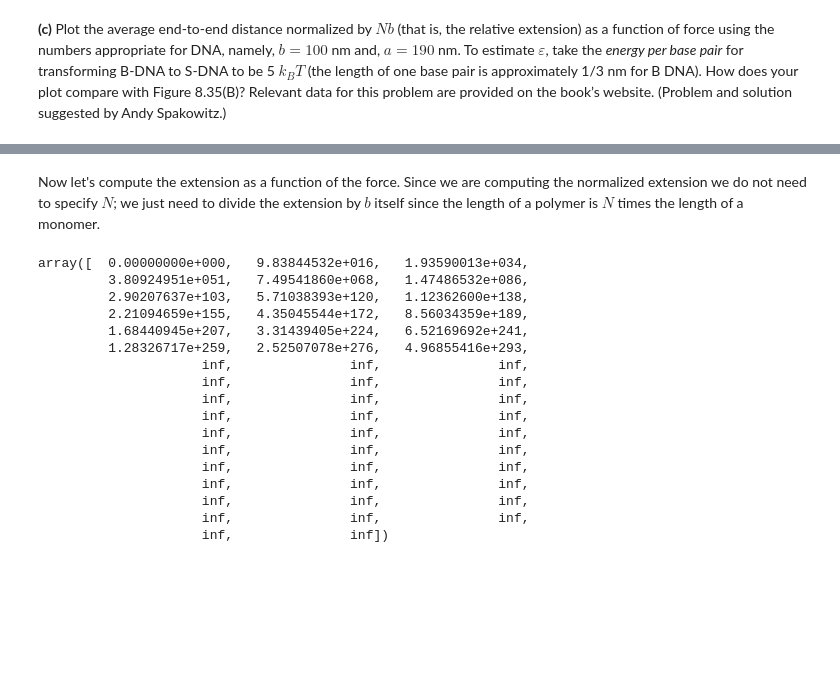
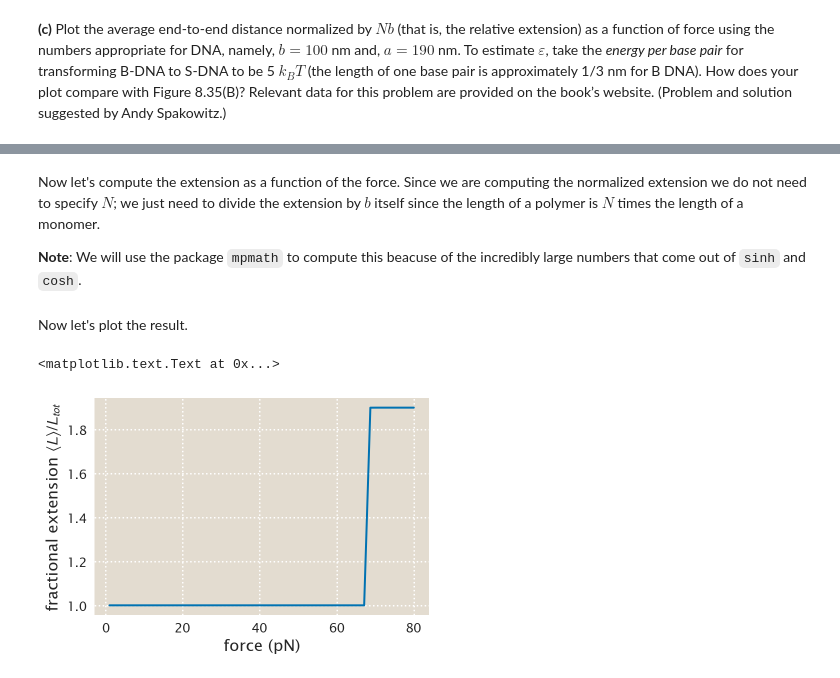
Before and after one commit to mrazomej/pboc, a Jupyter notebook: src/chapter_08.ipynb, the cells around one changed output, grey strips where cells are left out. Cells and saved outputs as stored; diff of their text form; code cells hidden in the pictures; blank space fills up the shorter version.

```diff
--- a/src/chapter_08.ipynb
+++ b/src/chapter_08.ipynb
@@ -626,31 +628,13 @@ Let's first define the parameters necessary for the computation
 # Define model parameters
 a = 190 # nm
 b = 100 # nm
-epsilon = 5 # kBT
+epsilon = 5 * 300 # kBT
 
 kBT = 4.1 # pN nm
 
 # Define array of forces
-f_array = np.linspace(0, 80) # pN
+f_array = np.linspace(1, 80) # pN
 # %% [markdown]
 Now let's compute the extension as a function of the force. Since we are computing the normalized extension we do not need to specify $N$; we just need to divide the extension by $b$ itself since the length of a polymer is $N$ times the length of a monomer.
+
+**Note**: We will use the package `mpmath` to compute this beacuse of the incredibly large numbers that come out of `sinh` and `cosh`.
-# %%
-np.sinh(f_array * b / kBT)
-# %% [output]
-array([  0.00000000e+000,   9.83844532e+016,   1.93590013e+034,
-         3.80924951e+051,   7.49541860e+068,   1.47486532e+086,
-         2.90207637e+103,   5.71038393e+120,   1.12362600e+138,
-         2.21094659e+155,   4.35045544e+172,   8.56034359e+189,
-         1.68440945e+207,   3.31439405e+224,   6.52169692e+241,
-         1.28326717e+259,   2.52507078e+276,   4.96855416e+293,
-                     inf,               inf,               inf,
-                     inf,               inf,               inf,
-                     inf,               inf,               inf,
-                     inf,               inf,               inf,
-                     inf,               inf,               inf,
-                     inf,               inf,               inf,
-                     inf,               inf,               inf,
-                     inf,               inf,               inf,
-                     inf,               inf,               inf,
-                     inf,               inf,               inf,
-                     inf,               inf])
@@ -663,3 +641,25 @@ extension = (b * np.sinh(f_array * b / kBT) +
+# %%
+# Initialize array to save values
+L_avg = np.empty_like(f_array)
+
+# Loop through each value. We do this because we have to work with mpmath
+# due to the numerical instability of this function (very large numbers)
+for i, f in enumerate(f_array):
+    L_avg[i] = (b * mpmath.sinh(f * b / kBT) +
+                mpmath.exp(-epsilon) * a * mpmath.sinh(f * a / kBT)) / \
+                (mpmath.cosh(f * b / kBT) +
+                 mpmath.exp(-epsilon) * mpmath.cosh(f * a / kBT))
+# %% [markdown]
+Now let's plot the result.
+# %%
+plt.plot(f_array, L_avg / b)
+
+# Label axis
+plt.xlabel('force (pN)')
+plt.ylabel(r'fractional extension $\left\langle L \right\rangle / L_{tot}$')
+# %% [output]
+<matplotlib.text.Text at 0x...>
+[figure, added]
 # %%
 Image(url='http://microsite.garlandscience.com/pboc2/resources/jpegs/figures' +
       '/ch08/ch08/figure_08_35.jpg',
```
Also changed, not shown: parts of 4 cells of this notebook.
